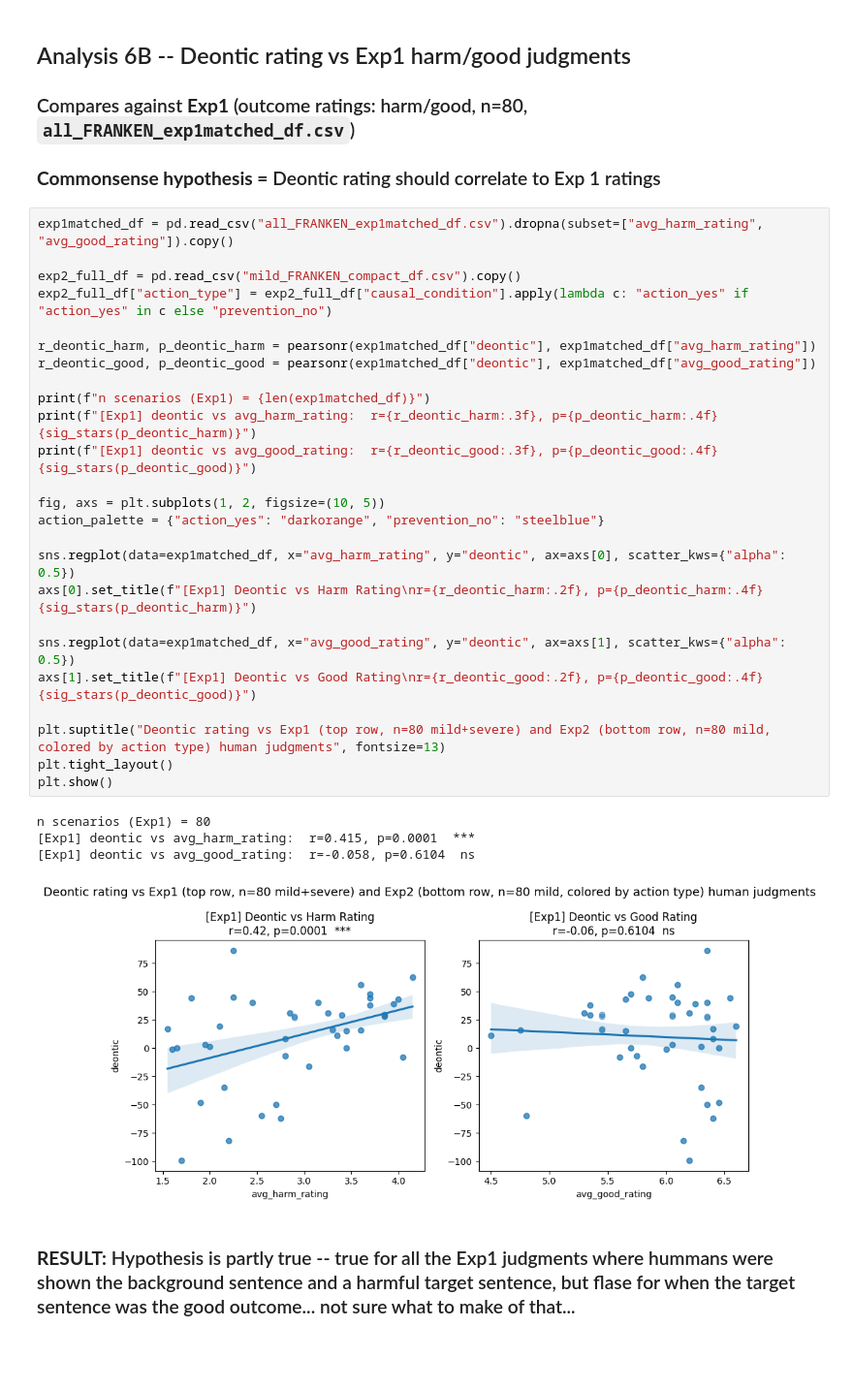
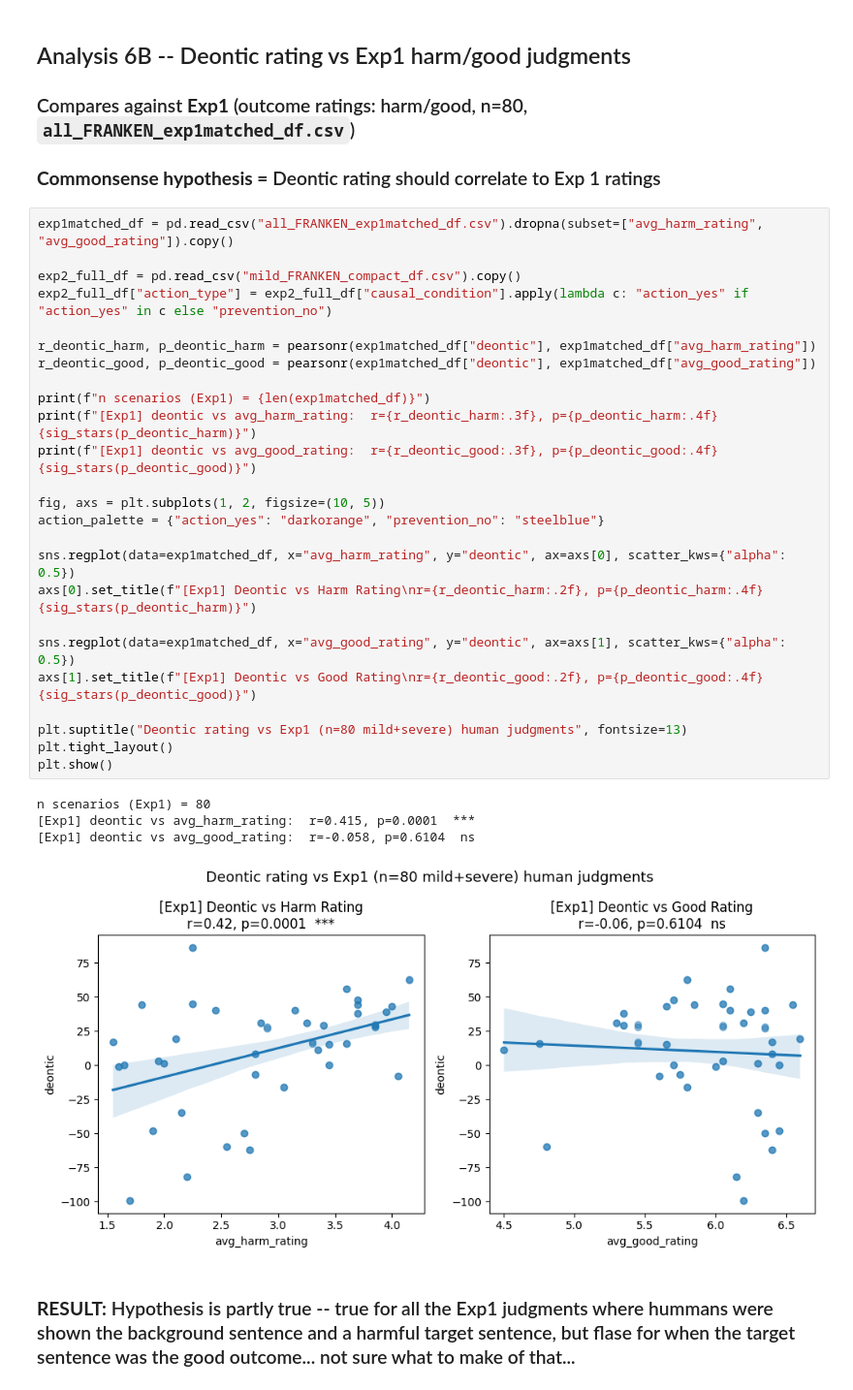
Before and after one commit to AIObjectives/graph_extract, a Jupyter notebook: analysis/franken/analyze_franken_o1o2_revised.ipynb, the cells around one changed output. Shown at 97% size. Drawn from its saved outputs; the diff is of its cells as text; blank space fills up the shorter version.

```diff
--- a/analysis/franken/analyze_franken_o1o2_revised.ipynb
+++ b/analysis/franken/analyze_franken_o1o2_revised.ipynb
@@ -794,33 +794,33 @@ Good magnitude: avg_good_rating vs most-positive model utility: r=0.285, p=0.010
 # %%
 exp1matched_df = pd.read_csv("all_FRANKEN_exp1matched_df.csv").dropna(subset=["avg_harm_rating", "avg_good_rating"]).copy()
 
 exp2_full_df = pd.read_csv("mild_FRANKEN_compact_df.csv").copy()
 exp2_full_df["action_type"] = exp2_full_df["causal_condition"].apply(lambda c: "action_yes" if "action_yes" in c else "prevention_no")
 
 r_deontic_harm, p_deontic_harm = pearsonr(exp1matched_df["deontic"], exp1matched_df["avg_harm_rating"])
 r_deontic_good, p_deontic_good = pearsonr(exp1matched_df["deontic"], exp1matched_df["avg_good_rating"])
 
 print(f"n scenarios (Exp1) = {len(exp1matched_df)}")
 print(f"[Exp1] deontic vs avg_harm_rating:  r={r_deontic_harm:.3f}, p={p_deontic_harm:.4f}  {sig_stars(p_deontic_harm)}")
 print(f"[Exp1] deontic vs avg_good_rating:  r={r_deontic_good:.3f}, p={p_deontic_good:.4f}  {sig_stars(p_deontic_good)}")
 
 fig, axs = plt.subplots(1, 2, figsize=(10, 5))
 action_palette = {"action_yes": "darkorange", "prevention_no": "steelblue"}
 
 sns.regplot(data=exp1matched_df, x="avg_harm_rating", y="deontic", ax=axs[0], scatter_kws={"alpha": 0.5})
 axs[0].set_title(f"[Exp1] Deontic vs Harm Rating\nr={r_deontic_harm:.2f}, p={p_deontic_harm:.4f}  {sig_stars(p_deontic_harm)}")
 
 sns.regplot(data=exp1matched_df, x="avg_good_rating", y="deontic", ax=axs[1], scatter_kws={"alpha": 0.5})
 axs[1].set_title(f"[Exp1] Deontic vs Good Rating\nr={r_deontic_good:.2f}, p={p_deontic_good:.4f}  {sig_stars(p_deontic_good)}")
 
-plt.suptitle("Deontic rating vs Exp1 (top row, n=80 mild+severe) and Exp2 (bottom row, n=80 mild, colored by action type) human judgments", fontsize=13)
+plt.suptitle("Deontic rating vs Exp1 (n=80 mild+severe) human judgments", fontsize=13)
 plt.tight_layout()
 plt.show()
 # %% [output]
 n scenarios (Exp1) = 80
 [Exp1] deontic vs avg_harm_rating:  r=0.415, p=0.0001  ***
 [Exp1] deontic vs avg_good_rating:  r=-0.058, p=0.6104  ns
-[figure, old version]
+[figure, new version]
 # %% [markdown]
 ### **RESULT:** Hypothesis is partly true -- true for all the Exp1 judgments where hummans were shown the background sentence and a harmful target sentence, but flase for when the target sentence was the good outcome... not sure what to make of that...
 # %% [markdown]
```
Also changed, not shown: parts of 1 cell of this notebook, 6 other files.
